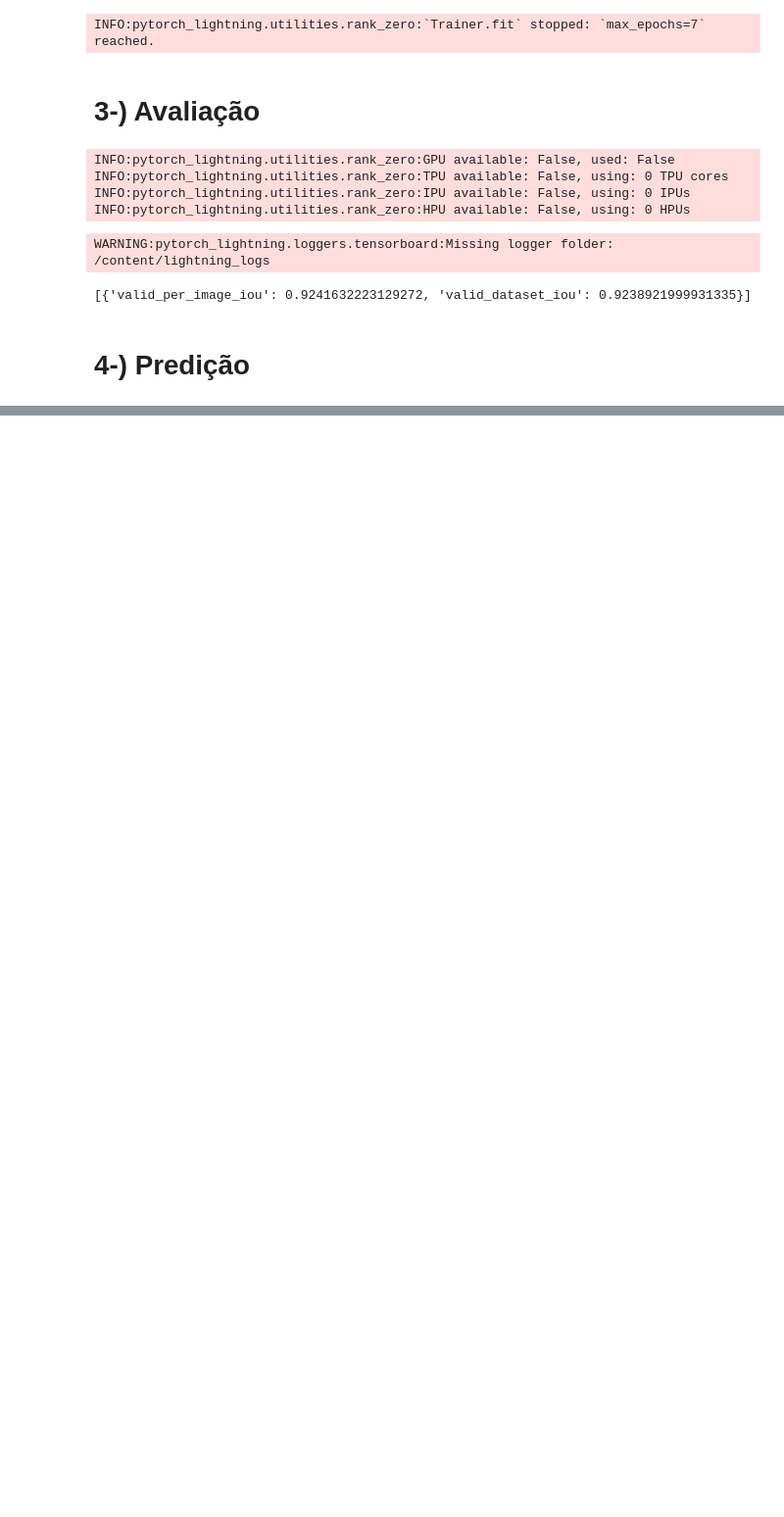
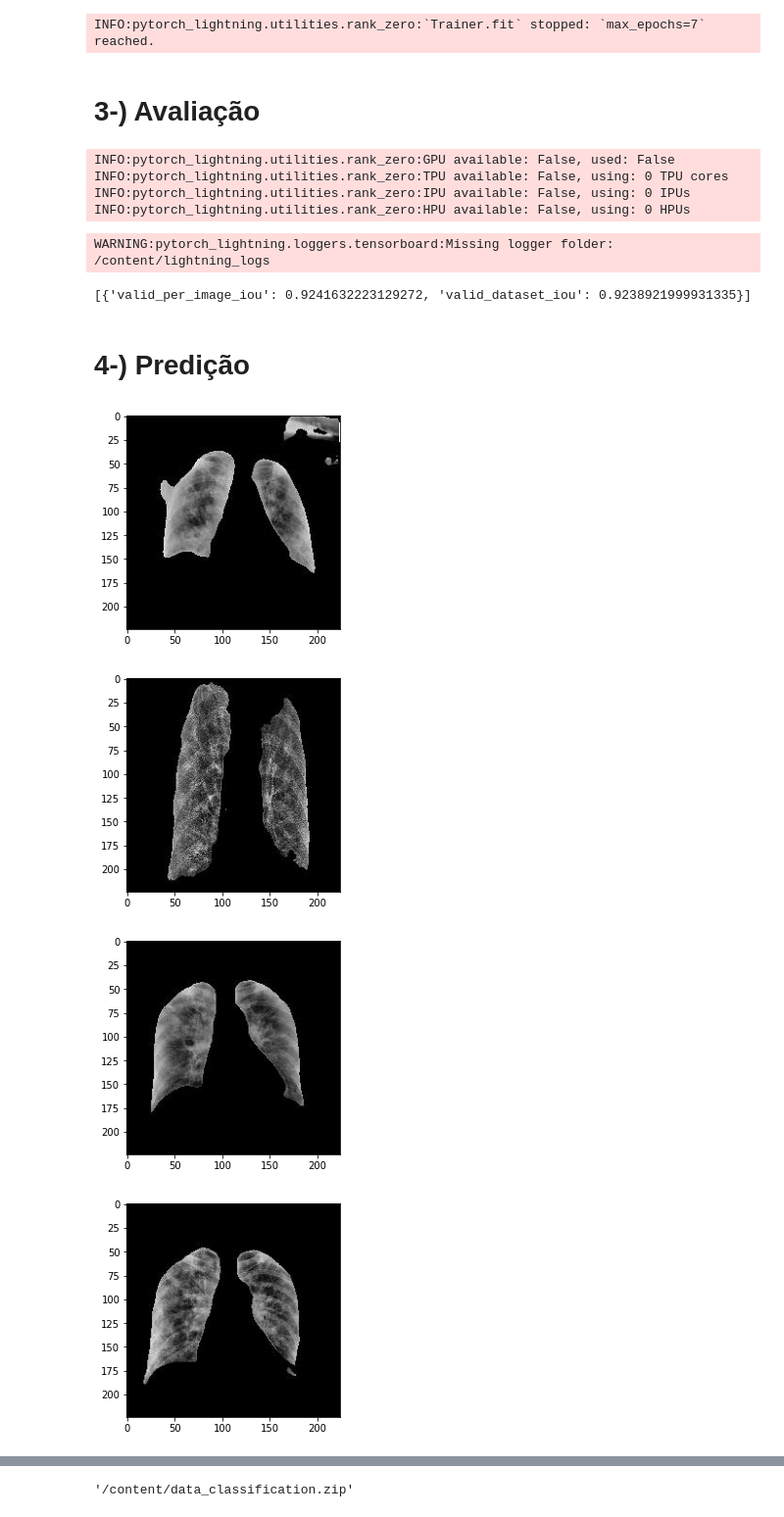
Before and after one commit to Fillipe16/CV_ChestXR, a Jupyter notebook: CV_LungSegmentation.ipynb, the cells around one changed output, grey strips where cells are left out. Shown: that part at 98% size. Drawn from its saved outputs; the diff is of its cells as text; code cells hidden in the pictures; blank space fills up the shorter version.

Commit message:
Segmentação das imagens que irão para classificação.

```diff
--- a/CV_LungSegmentation.ipynb
+++ b/CV_LungSegmentation.ipynb
@@ -363,20 +371,34 @@ test_dataloader = torch.utils.data.DataLoader(test_dataset, batch_size=1, shuffl
 # %%
-lungs_test_path = "/content/lungs/train/"
+# Segmentação das imagens que irão para classificação
+lungs_test_path = "/content/lungs/"
 
-for step,x in enumerate(test_dataloader):
+def make_predictions(dataloader,paths,f):
+  for step,x in enumerate(dataloader):
 
-  mask = model(x).sigmoid()
+    mask = model(x).sigmoid()
 
-  mask = mask.detach().numpy().reshape((224,224))
-  image = x.detach().numpy().reshape((224,224))
+    mask = mask.detach().numpy().reshape((224,224))
+    image = x.detach().numpy().reshape((224,224))
 
-  mask[mask>=0.5] = 1
-  mask[mask<0.5] = 0
-  image[mask==0] = 0
+    mask[mask>=0.5] = 1
+    mask[mask<0.5] = 0
+    image[mask==0] = 0
 
-  lung = PIL.Image.fromarray(image)
-  lung = lung.convert('RGB')
-  name = test_image_paths[step].split('/')[-1]
-  lung.save(lungs_test_path+name)
-  if(step==2):
-    break
+    lung = PIL.Image.fromarray(image*255)
+    lung = lung.convert('RGB')
+    name = paths[step].split('/')[-1]
+    lung.save(lungs_test_path+f+name)
+
+make_predictions(test_train_dataloader,test_train_paths,'train/')
+make_predictions(test_test_dataloader,test_test_paths,'test/')
+# %%
+some_test_imags = lungs_test_path+'train/'
+for lung_path in sorted(list(paths.list_images(some_test_imags)))[:5]:
+  lung = cv2.imread(lung_path)
+  plt.imshow(lung)
+  plt.show()
+# %% [output]
+[figure, added]
+[figure, added]
+[figure, added]
+[figure, added]
@@ -382,0 +406,5 @@ for step,x in enumerate(test_dataloader):
+# %%
+# Zipando a pasta
+make_archive("lungs_classification","zip","/content/lungs")
+# %% [output]
+'/content/data_classification.zip'
```
Also changed, not shown: parts of 4 cells of this notebook.
